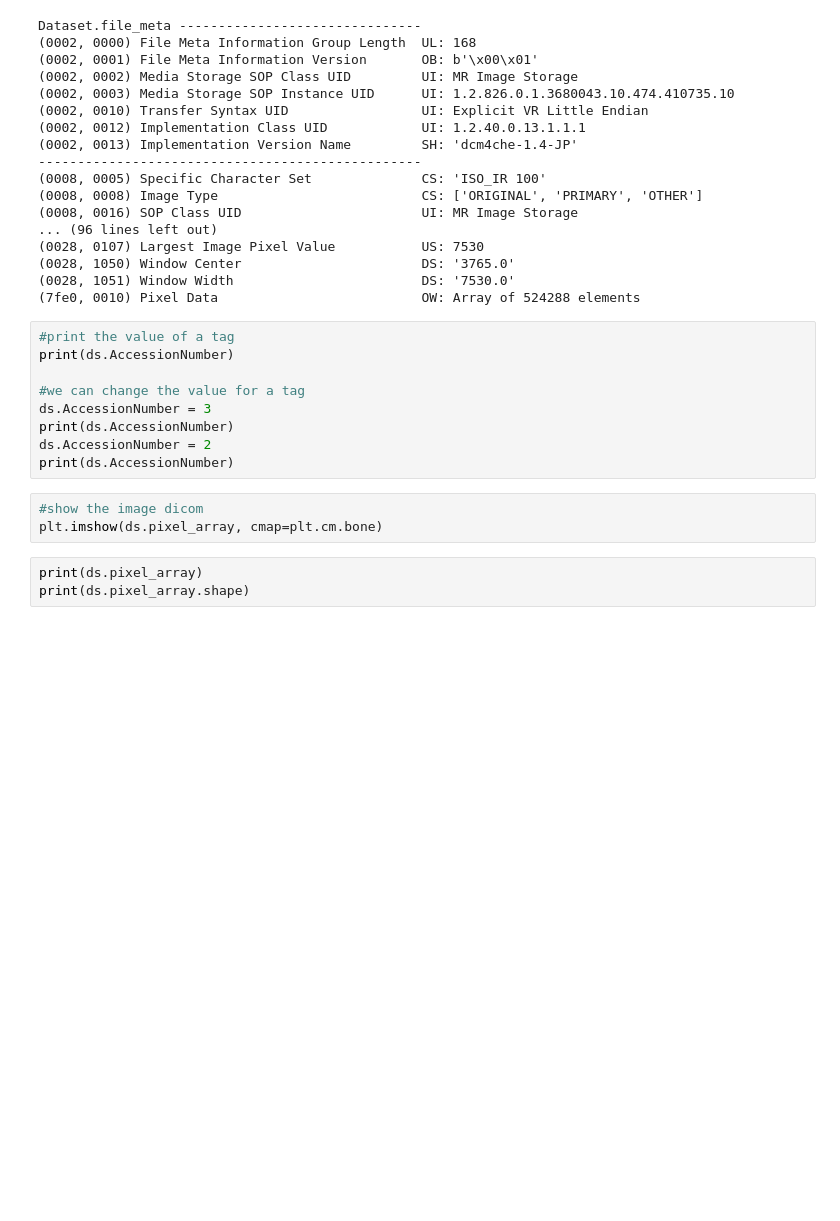
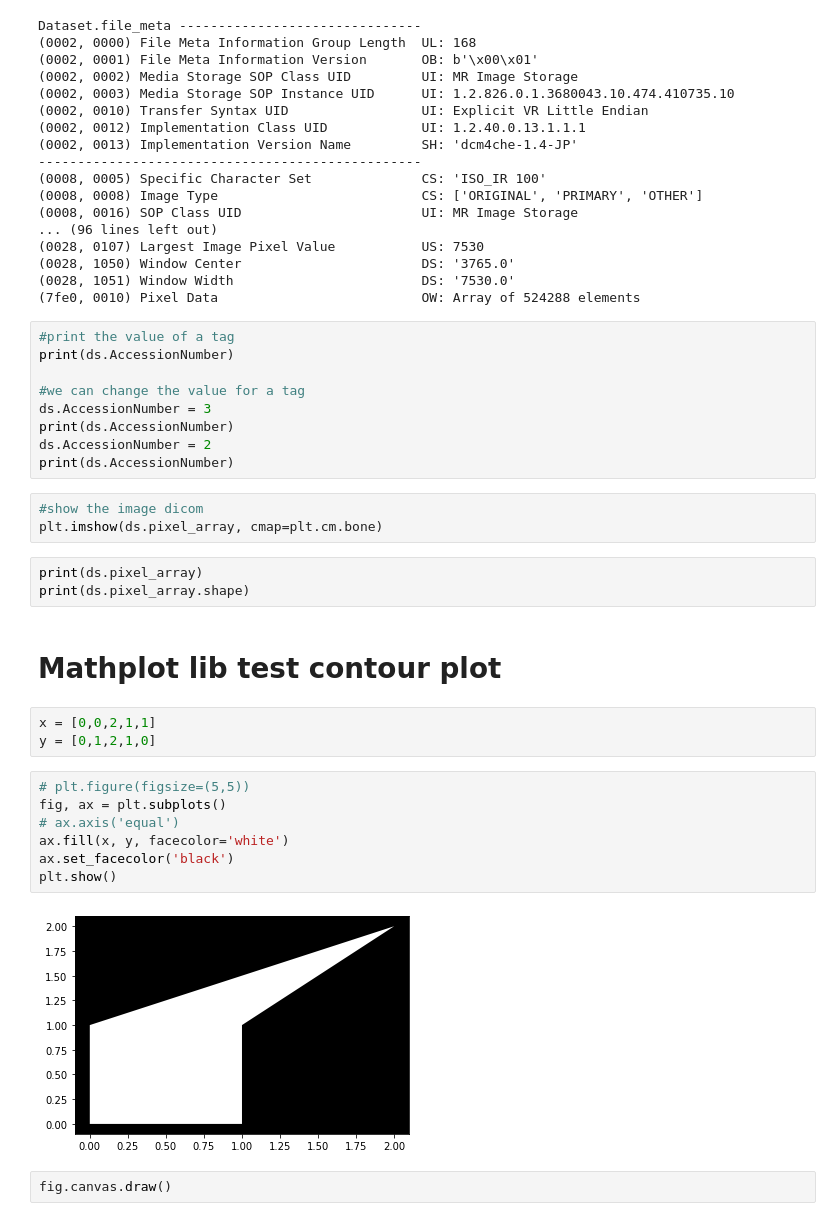
Before and after one commit to Fontanjo/Hydra_Segmentation, a Jupyter notebook: notebooks/Pydicom and mathplotlib Test.ipynb, the cells around one changed output. Cells and saved outputs as stored; diff of their text form; blank space fills up the shorter version.

```diff
--- a/notebooks/PydicomTest.ipynb
+++ b/notebooks/Pydicom and mathplotlib Test.ipynb
@@ -73,3 +75,19 @@ plt.imshow(ds.pixel_array, cmap=plt.cm.bone)
 # %%
 print(ds.pixel_array)
 print(ds.pixel_array.shape)
+# %% [markdown]
+# Mathplot lib test contour plot
+# %%
+x = [0,0,2,1,1]
+y = [0,1,2,1,0]
+# %%
+# plt.figure(figsize=(5,5))
+fig, ax = plt.subplots()
+# ax.axis('equal')
+ax.fill(x, y, facecolor='white')
+ax.set_facecolor('black')
+plt.show()
+# %% [output]
+[figure, added]
+# %%
+fig.canvas.draw()
```
Also changed, not shown: parts of 1 cell of this notebook, 13 other files.
